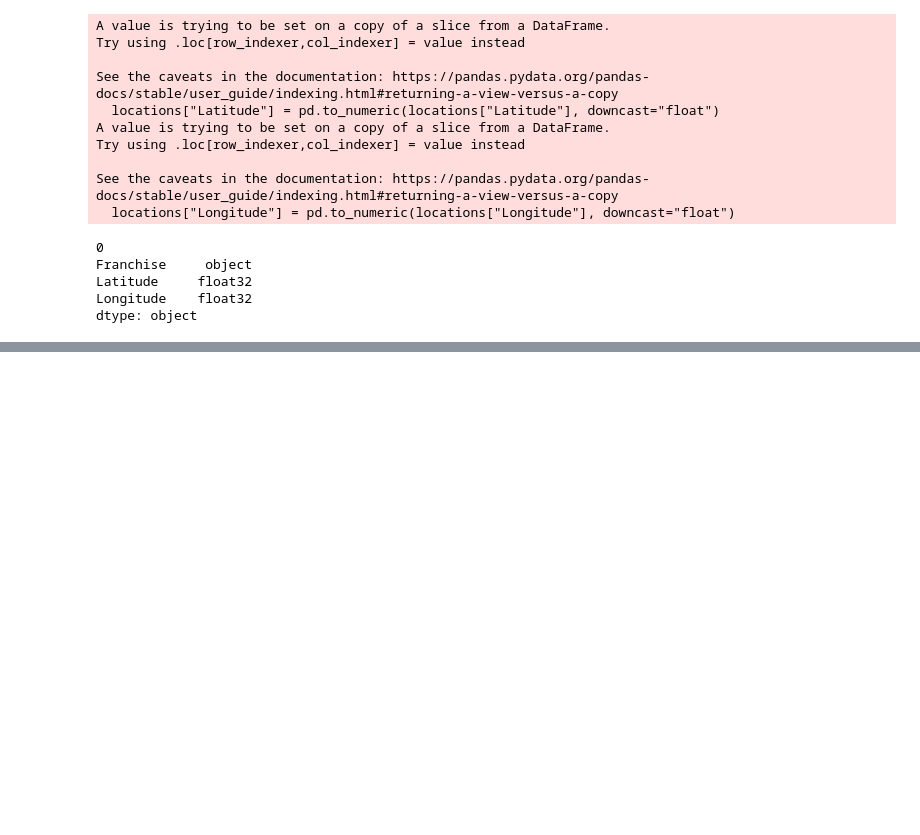
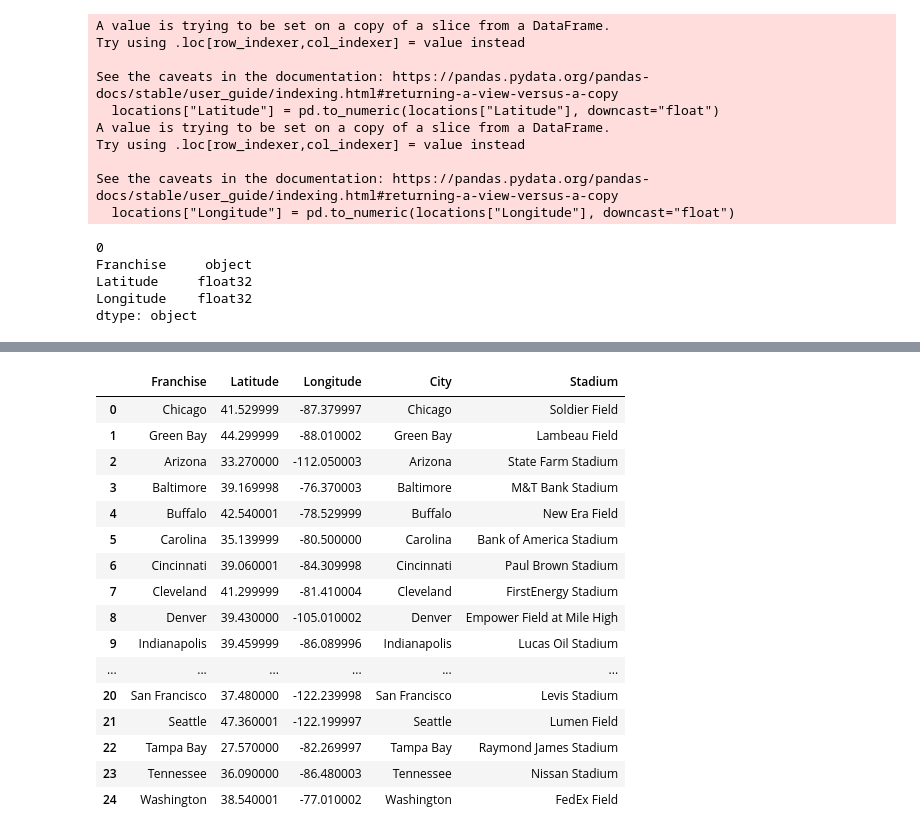
Before and after one commit to ybgandhi/Kickstart_Project, a Jupyter notebook: NFL Stadium Locations.ipynb, the cells around one changed output, grey strips where cells are left out. Drawn from its saved outputs; the diff is of its cells as text; code cells hidden in the pictures; blank space fills up the shorter version.

```diff
--- a/NFL Stadium Locations.ipynb
+++ b/NFL Stadium Locations.ipynb
@@ -335,0 +336,41 @@ locations
+# %%
+city= ['Chicago', 'Green Bay', 'Arizona', 'Baltimore', 'Buffalo',
+      'Carolina', 'Cincinnati','Cleveland', 'Denver',
+      'Indianapolis', 'Jacksonville', 'Kansas City',
+      'Miami', 'New England', 'New York', 'Oakland', 'Philadelphia',
+      'Pittsburgh', 'St. Louis', 'San Diego', 'San Francisco',
+      'Seattle', 'Tampa Bay', 'Tennessee', 'Washington']
+# %%
+stadium_list = ['Soldier Field','Lambeau Field','State Farm Stadium','M&T Bank Stadium','New Era Field',
+           'Bank of America Stadium','Paul Brown Stadium','FirstEnergy Stadium','Empower Field at Mile High',
+           'Lucas Oil Stadium','TIAA Bank Field','Arrowhead Stadium',
+          'Hard Rock Stadium','Gillette Stadium','MetLife Stadium','Oakland Coliseum(*)','Lincoln Financial Field',
+          'Heinz Field','Edward Jones Dome','Qualcomm Stadium','Levis Stadium',
+          'Lumen Field','Raymond James Stadium','Nissan Stadium','FedEx Field']
+# %%
+stadium_dict = {'City':city,
+                'Stadium':stadium_list
+               }
+stadium_dict
+stadium_df = pd.DataFrame(stadium_dict)
+# %%
+merged_stadium = pd.merge(left=locations, right=stadium_df, how='left', left_on="Franchise", right_on="City")
+merged_stadium
+# %% [output]
+|  | Franchise | Latitude | Longitude | City | Stadium |
+| 0 | Chicago | 41.529999 | -87.379997 | Chicago | Soldier Field |
+| 1 | Green Bay | 44.299999 | -88.010002 | Green Bay | Lambeau Field |
+| 2 | Arizona | 33.270000 | -112.050003 | Arizona | State Farm Stadium |
+| 3 | Baltimore | 39.169998 | -76.370003 | Baltimore | M&T Bank Stadium |
+| 4 | Buffalo | 42.540001 | -78.529999 | Buffalo | New Era Field |
+| 5 | Carolina | 35.139999 | -80.500000 | Carolina | Bank of America Stadium |
+| 6 | Cincinnati | 39.060001 | -84.309998 | Cincinnati | Paul Brown Stadium |
+| 7 | Cleveland | 41.299999 | -81.410004 | Cleveland | FirstEnergy Stadium |
+| 8 | Denver | 39.430000 | -105.010002 | Denver | Empower Field at Mile High |
+| 9 | Indianapolis | 39.459999 | -86.089996 | Indianapolis | Lucas Oil Stadium |
+| ... | ... | ... | ... | ... | ... |
+| 20 | San Francisco | 37.480000 | -122.239998 | San Francisco | Levis Stadium |
+| 21 | Seattle | 47.360001 | -122.199997 | Seattle | Lumen Field |
+| 22 | Tampa Bay | 27.570000 | -82.269997 | Tampa Bay | Raymond James Stadium |
+| 23 | Tennessee | 36.090000 | -86.480003 | Tennessee | Nissan Stadium |
+| 24 | Washington | 38.540001 | -77.010002 | Washington | FedEx Field |
```
Also changed, not shown: parts of 5 cells of this notebook, 4 other files.
